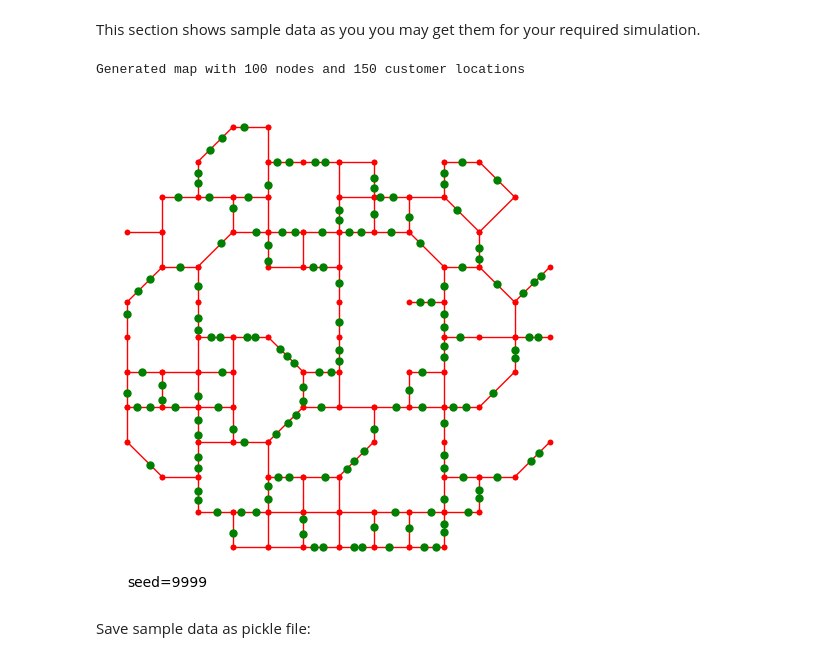
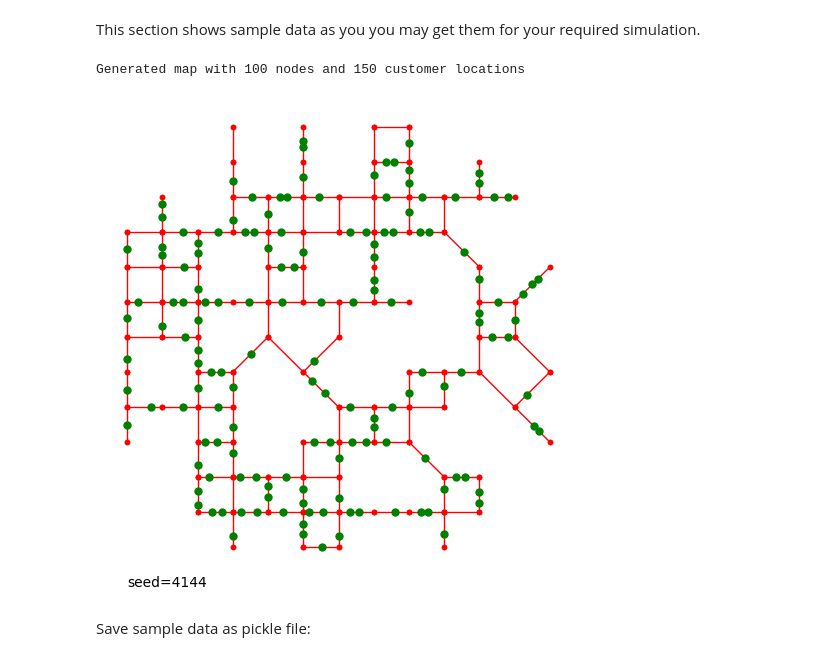
Before and after one commit to SahillMulani/MSO, a Jupyter notebook: Step 1 Generating Map Data/Simulation Step 1 Generate Map Data.ipynb, the cells around one changed output. Cells and saved outputs as stored; diff of their text form; code cells hidden in the pictures.

```diff
--- a/Step 1 Generating Map Data/Simulation Step 1 Generate Map Data.ipynb
+++ b/Step 1 Generating Map Data/Simulation Step 1 Generate Map Data.ipynb
@@ -478,10 +478,10 @@ plotMap((V, E), T=C, W=W)
 # %% [markdown]
 This section shows sample data as you you may get them for your required simulation.
 # %%
-data = generateData(9999, plot=True, log=True)
+data = generateData(4144, nodes = 100, customers = 150, plot=True, log=True)
 # %% [output]
 Generated map with 100 nodes and 150 customer locations
-[figure, old version]
+[figure, new version]
 # %% [markdown]
 Save sample data as pickle file:
 # %%
```
Also changed, not shown: 10 other files.
